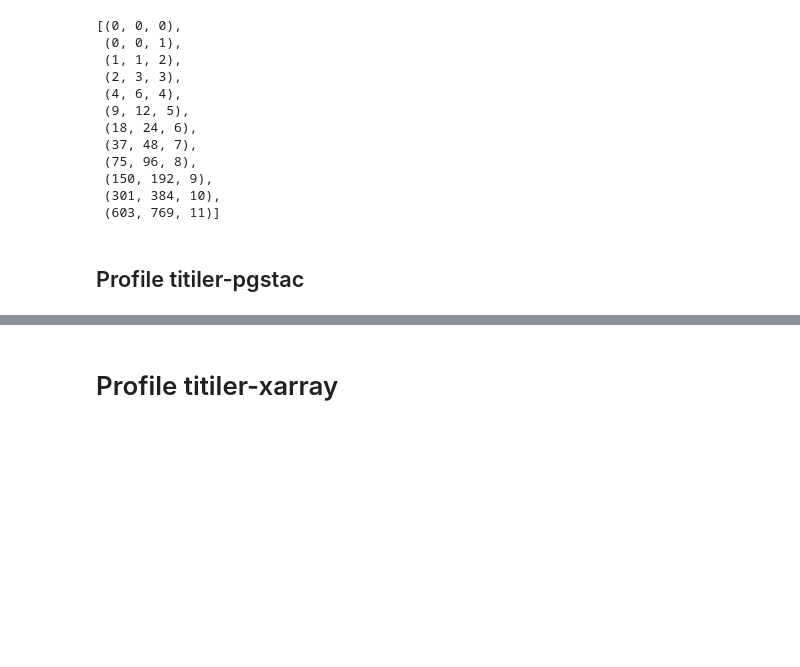
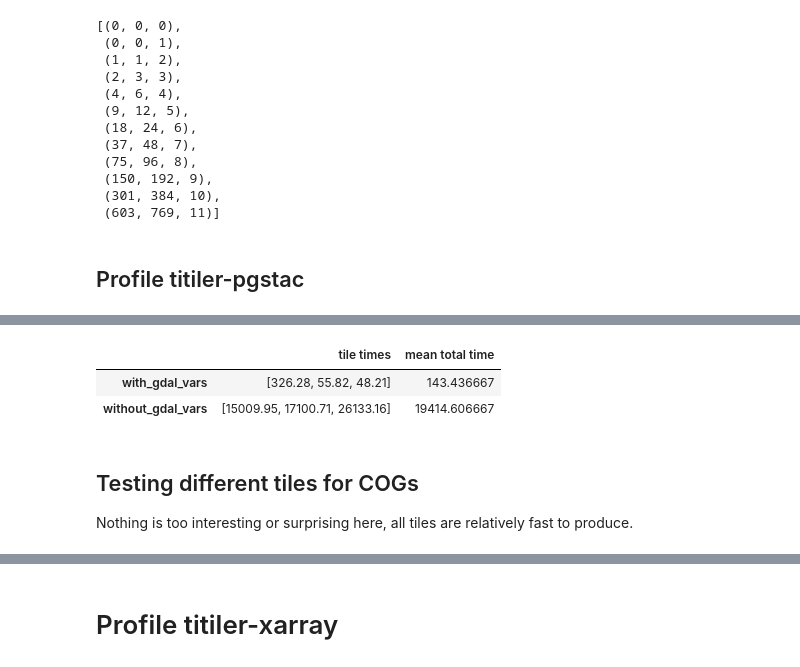
Before and after one commit to developmentseed/tile-benchmarking, a Jupyter notebook: profiling/profile.ipynb, the cells around one changed output, grey strips where cells are left out. Cells and saved outputs as stored; diff of their text form; code cells hidden in the pictures; blank space fills up the shorter version.

```diff
--- a/profiling/profile.ipynb
+++ b/profiling/profile.ipynb
@@ -151,11 +143,11 @@ query = {
 }
 
 gdal_results_df = {}
-niters = 1
+# We don't need many iterations since the variation is so great.
+niters = 3
 xyz_tile = (0,0,0)
 for settings in ['with_gdal_vars', 'without_gdal_vars']:
     gdal_results_df[settings] = { 'tile times': [], 'mean total time': None }
-    results_timings = gdal_results_df[settings]
     if settings == 'with_gdal_vars':
         set_or_unset_gdal(set_vars=True)
     else:
@@ -163,5 +155,5 @@ for settings in ['with_gdal_vars', 'without_gdal_vars']:
     for iter in range(niters):
         with Timer() as t:
             image_and_assets, cprofile = profile_pgstac.tile(pool, *xyz_tile, query=dict(query))
-        results_timings['tile times'].append(round(t.elapsed * 1000, 2))
-    results_timings['mean total time'] = np.mean(results_timings['tile times'])
+        gdal_results_df[settings]['tile times'].append(round(t.elapsed * 1000, 2))
+    gdal_results_df[settings]['mean total time'] = np.mean(gdal_results_df[settings]['tile times'])
@@ -168,5 +171,13 @@ for settings in ['with_gdal_vars', 'without_gdal_vars']:
 # %%
-pd.DataFrame.from_dict(cog_results_df, orient='index')
+pd.DataFrame.from_dict(gdal_results_df, orient='index')
+# %% [output]
+|  | tile times | mean total time |
+| with_gdal_vars | [326.28, 55.82, 48.21] | 143.436667 |
+| without_gdal_vars | [15009.95, 17100.71, 26133.16] | 19414.606667 |
+# %% [markdown]
+## Testing different tiles for COGs
+
+Nothing is too interesting or surprising here, all tiles are relatively fast to produce.
 # %%
 # Results for different tiles
 tile_results_df = {}
```
Also changed, not shown: parts of 21 cells of this notebook, 3 other files.
